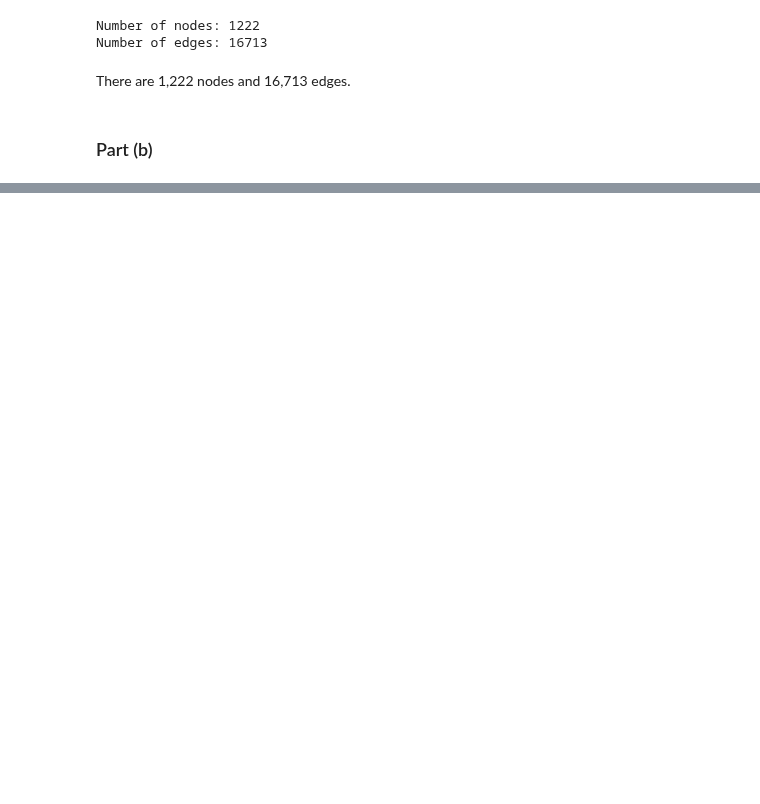
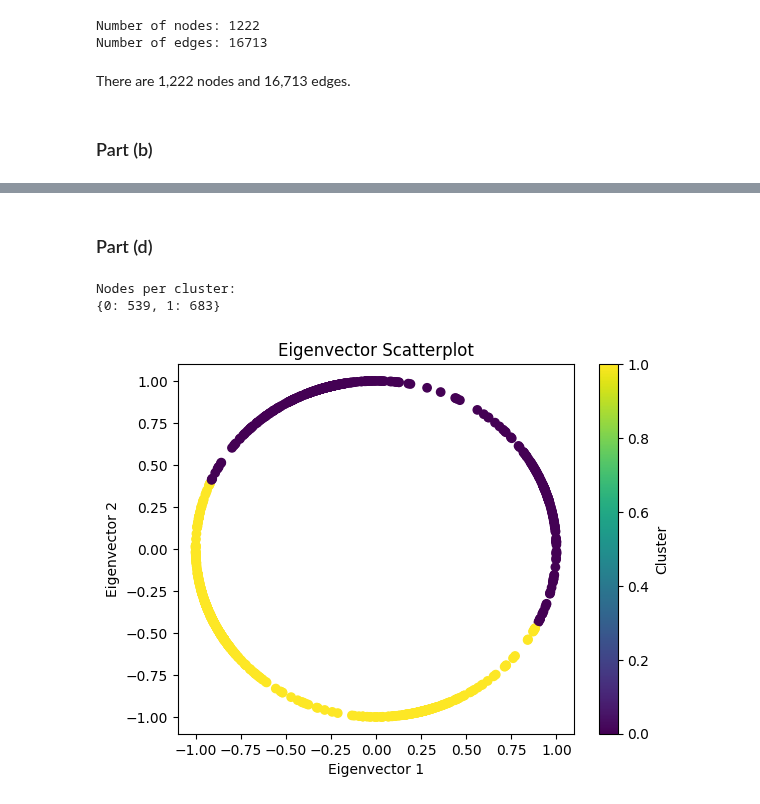
Before and after one commit to DapperDataAnalyst/Advanced-Predictive-Models, a Jupyter notebook: Peer-Graded Network Models.ipynb, the cells around one changed output, grey strips where cells are left out. Drawn from its saved outputs; the diff is of its cells as text; code cells hidden in the pictures; blank space fills up the shorter version.

```diff
--- a/Peer-Graded Network Models.ipynb
+++ b/Peer-Graded Network Models.ipynb
@@ -70,0 +103,8 @@ plt.show()
+# %% [markdown]
+### Part (d)
+# %%
+spect_clust(regular=True, network=False)
+# %% [output]
+Nodes per cluster:
+{0: 539, 1: 683}
+[figure, added]
```
Also changed, not shown: parts of 5 cells of this notebook.
